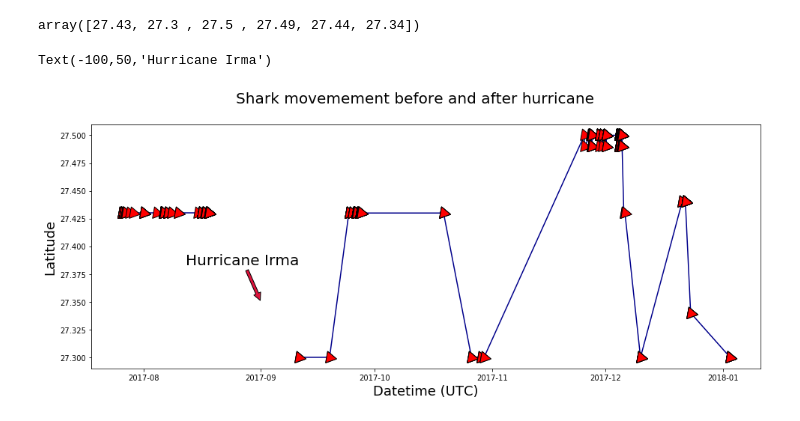
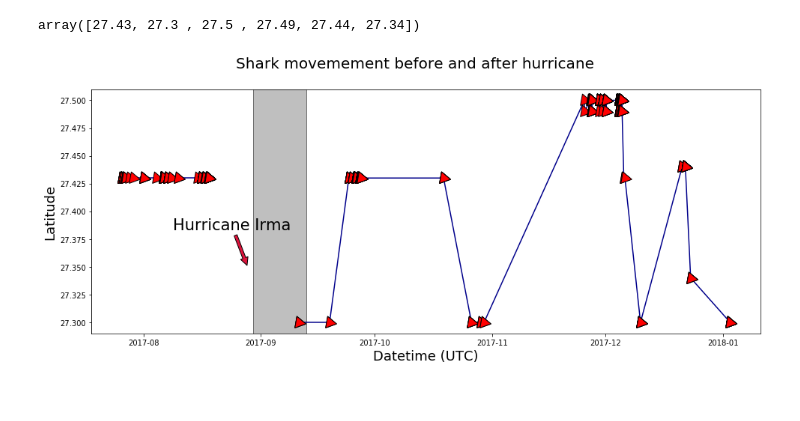
Before and after one commit to lizferguson5/ohw18_sharknado, a Jupyter notebook: Data exploration.ipynb, the cells around one changed output. Cells and saved outputs as stored; diff of their text form; code cells hidden in the pictures.

```diff
--- a/Data exploration.ipynb
+++ b/Data exploration.ipynb
@@ -31,30 +32,39 @@ array([27.43, 27.3 , 27.5 , 27.49, 27.44, 27.34])
 # %%
 # Make a plot!
 
 kw = {'marker': (3,0,20), 'markersize': 18, 'markerfacecolor':'red',
       'markeredgecolor':'black', 'linestyle': '-', 'color':'darkblue'}
 
 fig, ax=plt.subplots(figsize=(16,6))
 
-# slice the data into two parts for plotting gap in sightings during hurricane
+# slice the data into two parts for highlighting the gap in sightings before and after hurricane
 shark1 = shark.iloc[:214]
 shark2 = shark.iloc[215:]
 
 ax.plot(shark1.lat_round, label=shark1.lon_round, **kw)
 ax.plot(shark2.lat_round, label=shark2.lon_round, **kw)
 
 fig.suptitle('Shark movemement before and after hurricane', fontsize=20)
 plt.xlabel('Datetime (UTC)', fontsize=18)
 plt.ylabel('Latitude', fontsize=18)
 
-ax.annotate('Hurricane Irma', xy=(pd.Timestamp('2017-09'),27.350),
+ax.annotate('Hurricane Irma', xy=(pd.Timestamp('2017-08-28 12:00:00'),27.350),
             xytext=(-100,50),
             textcoords='offset points',
             arrowprops=dict(
             arrowstyle='simple',
             facecolor='crimson',
-            ), fontsize=20
+            ), fontsize=21
            )
+
+
+# Create a Rectangle patch
+rect = patches.Rectangle((pd.Timestamp('2017-08-30'),0),datetime.timedelta(days=14),30,linewidth=1,edgecolor='k',facecolor='grey',alpha=0.50)
+
+# Add the patch to the Axes
+ax.add_patch(rect)
+
+# save figure (if you so desire)
+plt.savefig('sharm_movement.pdf')
 # %% [output]
-Text(-100,50,'Hurricane Irma')
-[figure, old version]
+[figure, new version]
```
Also changed, not shown: parts of 1 cell of this notebook.
